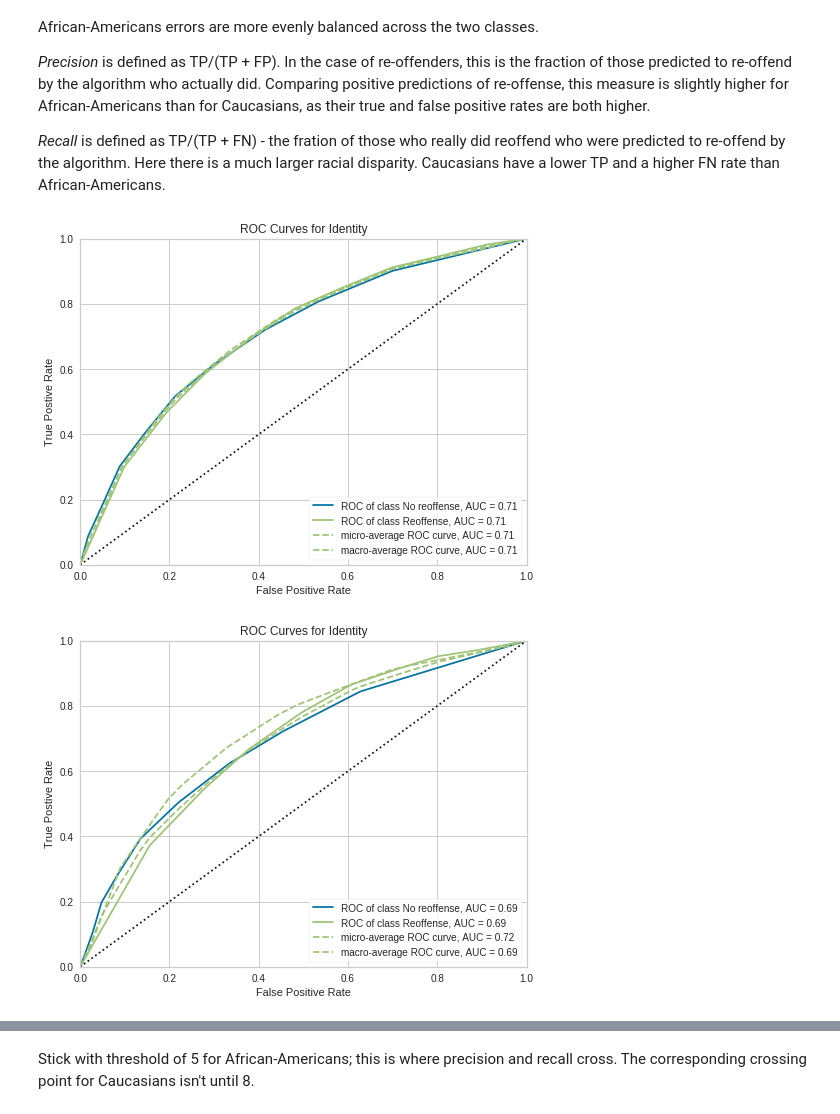
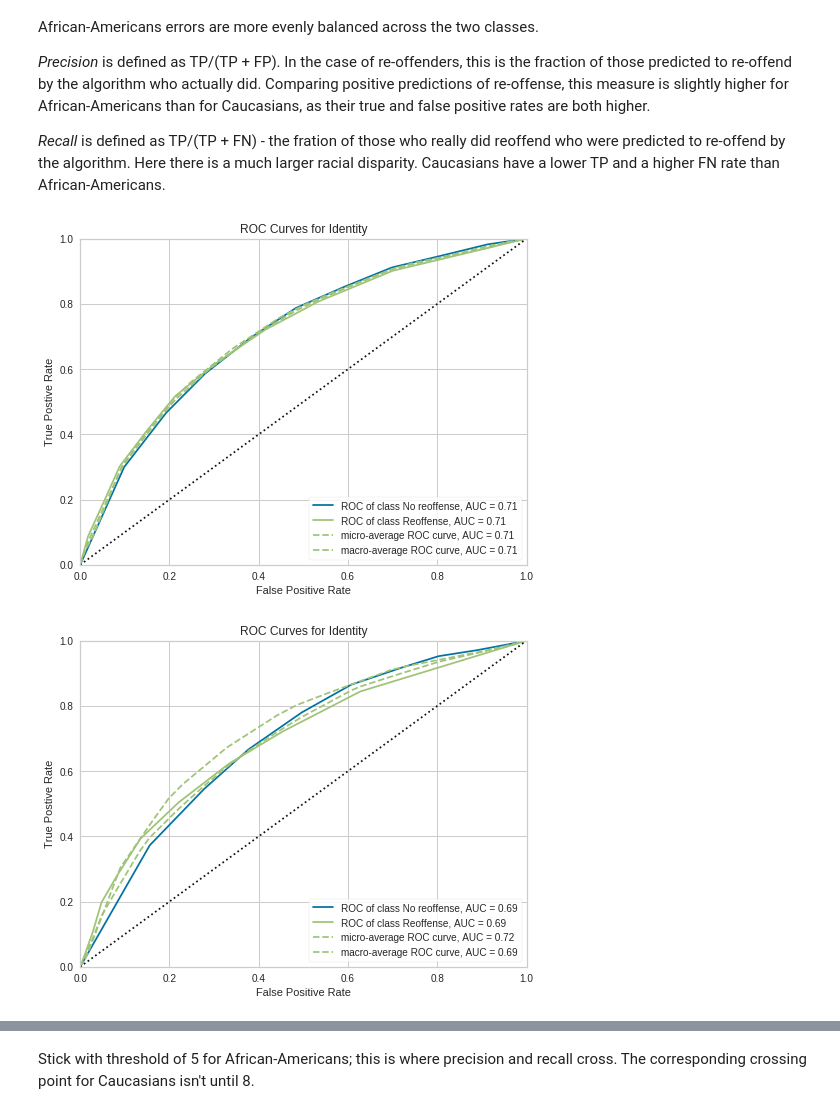
Before and after one commit to ccjolley/yb-COMPAS, a Jupyter notebook: COMPAS v2.ipynb, the cells around one changed output, grey strips where cells are left out. Saved outputs shown, nothing was run; the diff lists cells and outputs as text; code cells hidden in the pictures.

```diff
--- a/COMPAS v2.ipynb
+++ b/COMPAS v2.ipynb
@@ -65,7 +65,7 @@ class Identity(BaseEstimator, ClassifierMixin):
             raise ValueError("pass through, provide y_true!")
         Xr = X.values.reshape(-1,1)
         Xinv = (1.0 - X).values.reshape(-1,1)
-        return np.concatenate([Xr,Xinv],axis=1)
+        return np.concatenate([Xinv,Xr],axis=1)
 # %% [markdown]
 First, look at the Classification Report for the entire population
 # %%
@@ -107,27 +107,27 @@ _Recall_ is defined as TP/(TP + FN) - the fration of those who really did reoffe
 from yellowbrick.classifier import ROCAUC
 
 X3 = (d['decile_score'])/9 # make look like a probability
-y3 = 1-d['two_year_recid']
+y3 = d['two_year_recid']
 
 viz3 = ROCAUC(Identity(),classes=['No reoffense','Reoffense'])
 viz3.fit(X3,y3)
 viz3.score(X3,y3)
 viz3.poof()
 # %% [output]
-[figure, old version]
+[figure, new version]
 # %%
 def race_roc(racestr):
     race_sel = d['race'] == racestr
     X = (d['decile_score']/9)[race_sel]
-    y = (1 - d['two_year_recid'])[race_sel]
+    y = (d['two_year_recid'])[race_sel]
     viz = ROCAUC(Identity(),classes=['No reoffense','Reoffense'])
     viz.fit(X,y)
     viz.score(X,y)
     viz.poof()
 
 race_roc('Caucasian')
 # %% [output]
-[figure, old version]
+[figure, new version]
 # %%
 race_roc('African-American')
 # %% [output]
```
Also changed, not shown: parts of 6 cells of this notebook, 1 other file.
